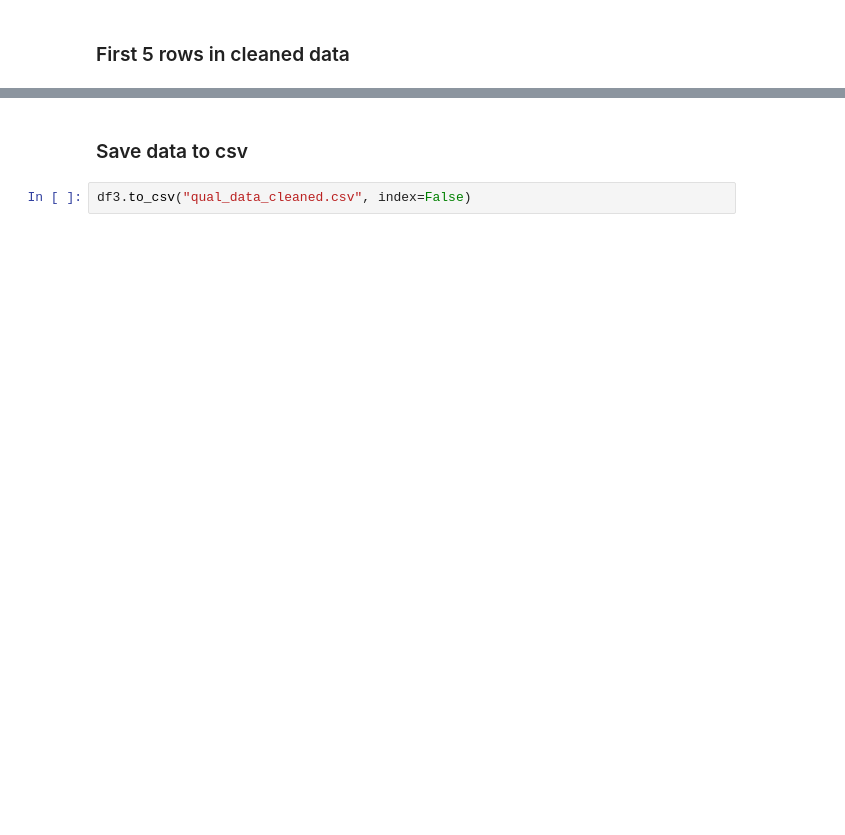
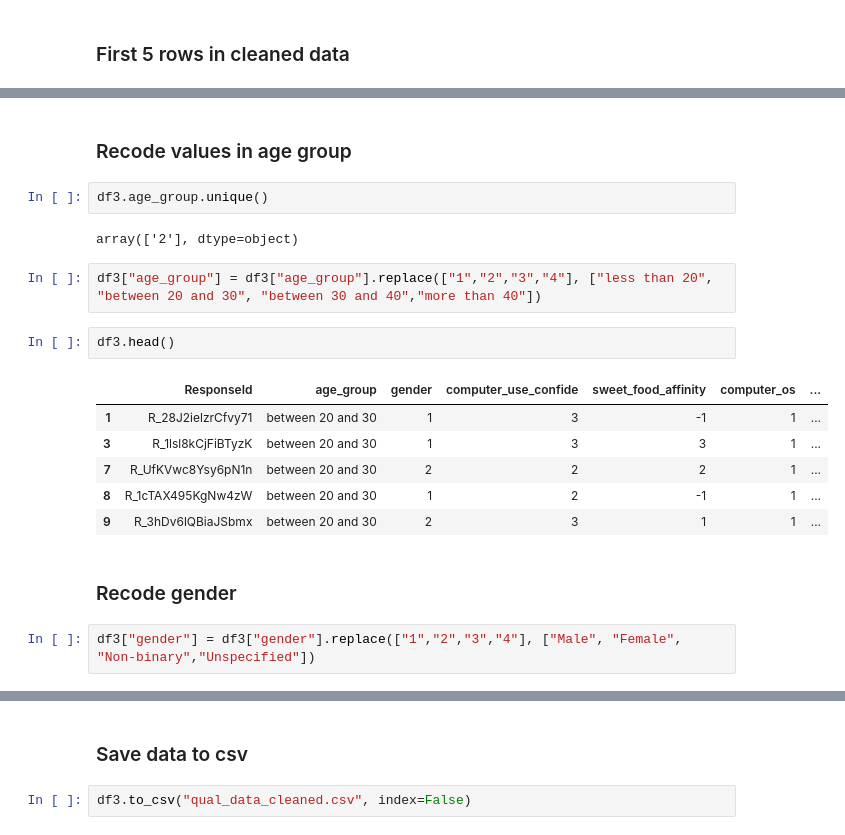
Before and after one commit to dheeraj-sn/qualtrics_data_cleaning, a Jupyter notebook: qualtrics_data_cleaning.ipynb, the cells around one changed output, grey strips where cells are left out. Saved outputs shown, nothing was run; the diff lists cells and outputs as text; blank space fills up the shorter version.

Commit message:
Recoded values and cleaned more data, till 13 participants

```diff
--- a/qualtrics_data_cleaning.ipynb
+++ b/qualtrics_data_cleaning.ipynb
@@ -481,0 +504,21 @@ df3.head()
+# %% [markdown]
+### Recode values in age group
+# %%
+df3.age_group.unique()
+# %% [output]
+array(['2'], dtype=object)
+# %%
+df3["age_group"] = df3["age_group"].replace(["1","2","3","4"], ["less than 20", "between 20 and 30", "between 30 and 40","more than 40"])
+# %%
+df3.head()
+# %% [output]
+|  | ResponseId | age_group | gender | computer_use_confide | sweet_food_affinity | computer_os | ... |
+| 1 | R_28J2ielzrCfvy71 | between 20 and 30 | 1 | 3 | -1 | 1 | ... |
+| 3 | R_1lsl8kCjFiBTyzK | between 20 and 30 | 1 | 3 | 3 | 1 | ... |
+| 7 | R_UfKVwc8Ysy6pN1n | between 20 and 30 | 2 | 2 | 2 | 1 | ... |
+| 8 | R_1cTAX495KgNw4zW | between 20 and 30 | 1 | 2 | -1 | 1 | ... |
+| 9 | R_3hDv6lQBiaJSbmx | between 20 and 30 | 2 | 3 | 1 | 1 | ... |
+# %% [markdown]
+### Recode gender
+# %%
+df3["gender"] = df3["gender"].replace(["1","2","3","4"], ["Male", "Female", "Non-binary","Unspecified"])
```
Also changed, not shown: parts of 20 cells of this notebook, 1 other file.
